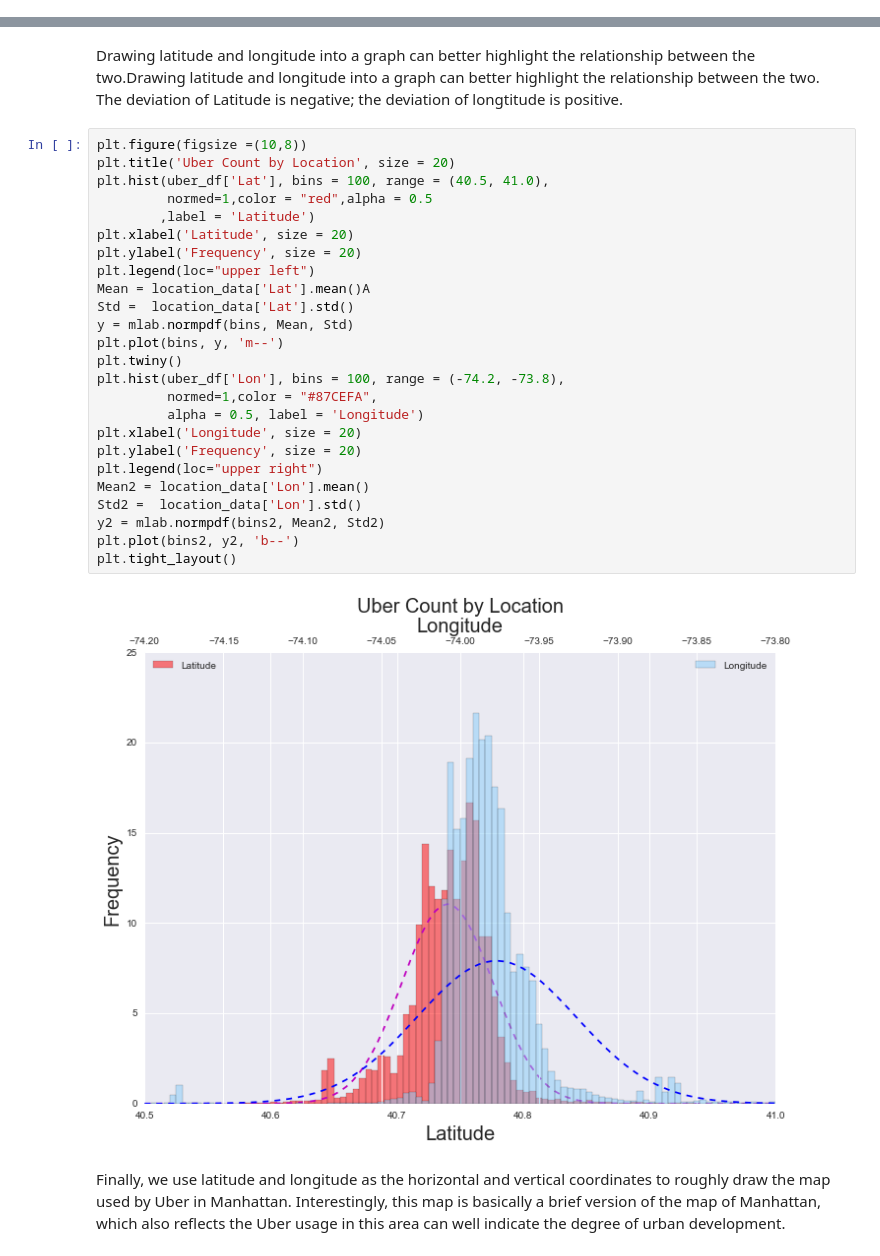
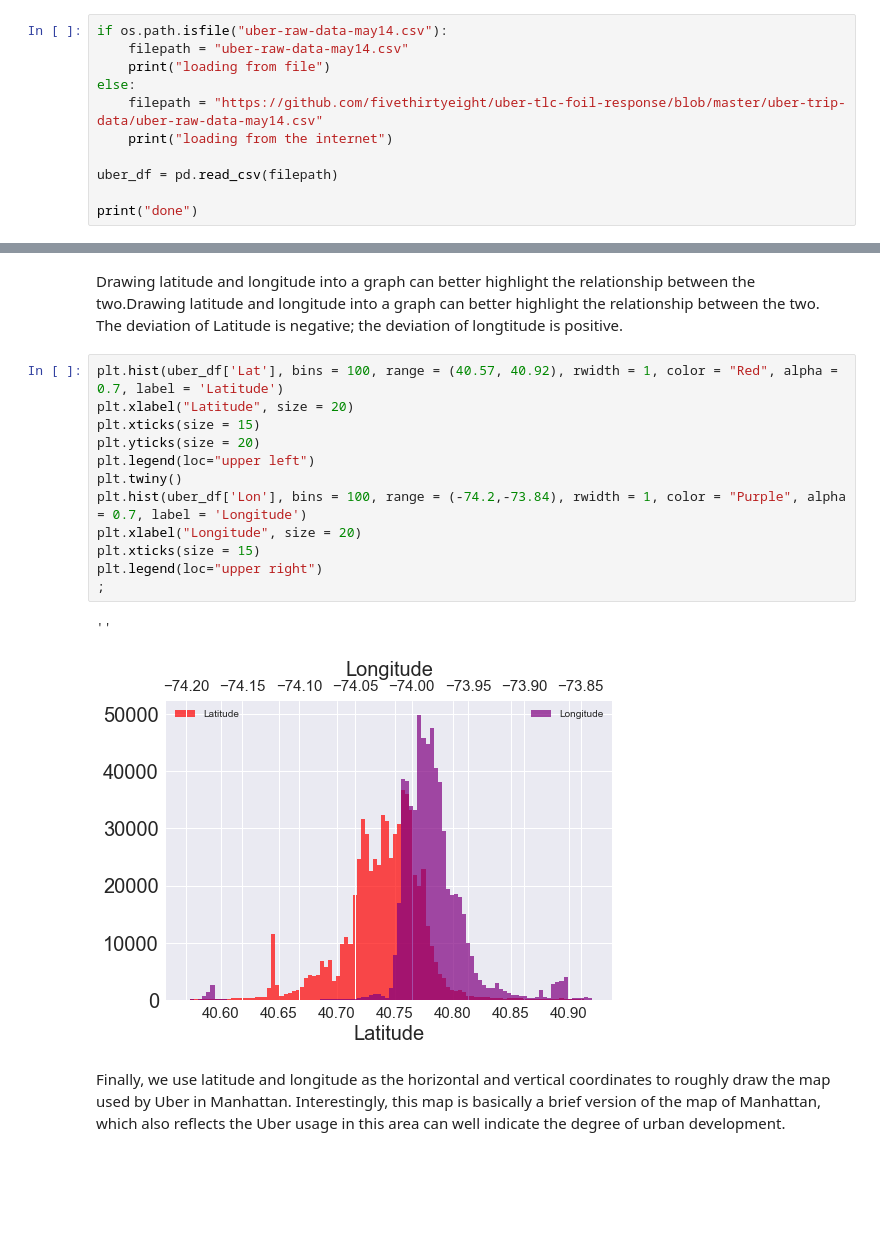
Before and after one commit to a362389462/Data_project, a Jupyter notebook: Data project.ipynb, the cells around one changed output, grey strips where cells are left out. Saved outputs shown, nothing was run; the diff lists cells and outputs as text; blank space fills up the shorter version.

```diff
--- a/Data project.ipynb
+++ b/Data project.ipynb
@@ -21,0 +20,11 @@ uber_df = pd.read_csv('C:\Users\admin\Desktop\uber-raw-data-apr14')
+# %%
+if os.path.isfile("uber-raw-data-may14.csv"):
+    filepath = "uber-raw-data-may14.csv"
+    print("loading from file")
+else:
+    filepath = "https://github.com/fivethirtyeight/uber-tlc-foil-response/blob/master/uber-trip-data/uber-raw-data-may14.csv"
+    print("loading from the internet")
+
+uber_df = pd.read_csv(filepath)
+
+print("done")
@@ -286,32 +290,20 @@ plt.tight_layout()
 # %% [markdown]
 Drawing latitude and longitude into a graph can better highlight the relationship between the two.Drawing latitude and longitude into a graph can better highlight the relationship between the two. The deviation of Latitude is negative; the deviation of longtitude is positive.
 # %%
-plt.figure(figsize =(10,8))
-plt.title('Uber Count by Location', size = 20)
-plt.hist(uber_df['Lat'], bins = 100, range = (40.5, 41.0),
-         normed=1,color = "red",alpha = 0.5
-        ,label = 'Latitude')
-plt.xlabel('Latitude', size = 20)
-plt.ylabel('Frequency', size = 20)
+plt.hist(uber_df['Lat'], bins = 100, range = (40.57, 40.92), rwidth = 1, color = "Red", alpha = 0.7, label = 'Latitude')
+plt.xlabel("Latitude", size = 20)
+plt.xticks(size = 15)
+plt.yticks(size = 20)
 plt.legend(loc="upper left")
-Mean = location_data['Lat'].mean()A
-Std =  location_data['Lat'].std()
-y = mlab.normpdf(bins, Mean, Std)
-plt.plot(bins, y, 'm--')
 plt.twiny()
-plt.hist(uber_df['Lon'], bins = 100, range = (-74.2, -73.8),
-         normed=1,color = "#87CEFA",
-         alpha = 0.5, label = 'Longitude')
-plt.xlabel('Longitude', size = 20)
-plt.ylabel('Frequency', size = 20)
+plt.hist(uber_df['Lon'], bins = 100, range = (-74.2,-73.84), rwidth = 1, color = "Purple", alpha = 0.7, label = 'Longitude')
+plt.xlabel("Longitude", size = 20)
+plt.xticks(size = 15)
 plt.legend(loc="upper right")
-Mean2 = location_data['Lon'].mean()
-Std2 =  location_data['Lon'].std()
-y2 = mlab.normpdf(bins2, Mean2, Std2)
-plt.plot(bins2, y2, 'b--')
-plt.tight_layout()
+;
 # %% [output]
+''
-[figure, old version]
+[figure, new version]
 # %% [markdown]
 Finally, we use latitude and longitude as the horizontal and vertical coordinates to roughly draw the map used by Uber in Manhattan. Interestingly, this map is basically a brief version of the map of Manhattan, which also reflects the Uber usage in this area can well indicate the degree of urban development.
 # %% [markdown]
```
Also changed, not shown: parts of 32 cells of this notebook.
